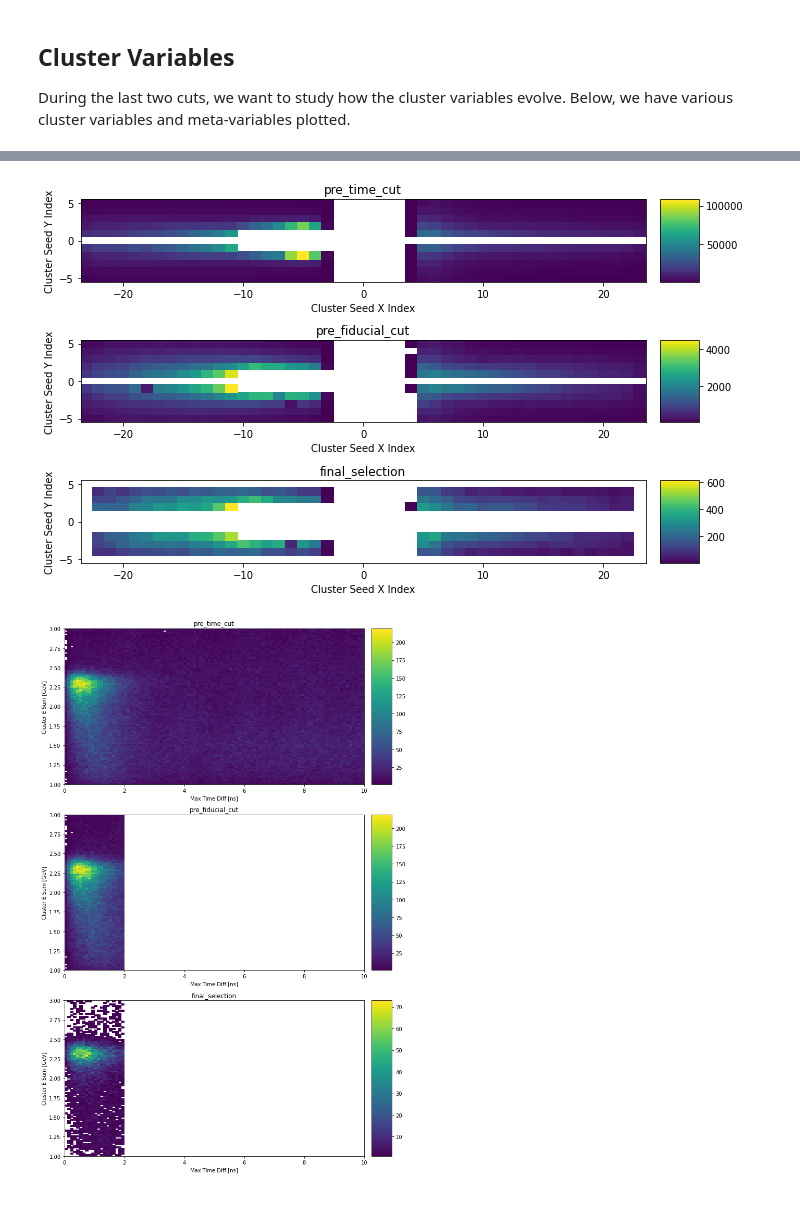
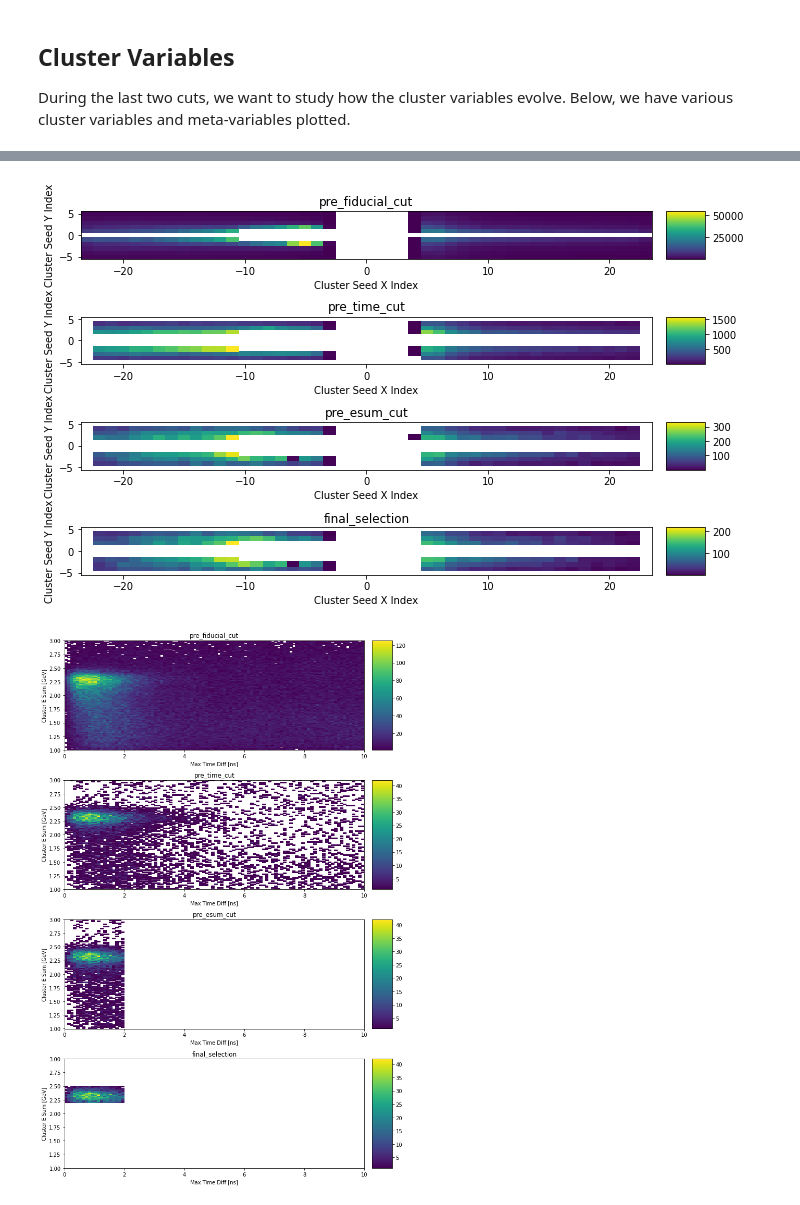
Before and after one commit to tomeichlersmith/hps, a Jupyter notebook: tpt-plotting.ipynb, the cells around one changed output, grey strips where cells are left out. Cells and saved outputs as stored; diff of their text form; code cells hidden in the pictures.

```diff
--- a/tpt-plotting.ipynb
+++ b/tpt-plotting.ipynb
@@ -96,18 +96,36 @@ class hpstrHistFile :
 
     def plot_2d(self,hist_name, xlabel, ylabel, *,
                 selections = None, size = None, title = None) :
-        sels = self.__deduce_selections(selections)
-        fig, axl = plt.subplots(nrows=len(sels))
-        if size is not None :
-            fig.set_size_inches(*size)
-        if not hist_name.endswith('_hh') :
-            hist_name += '_hh'
-        for name, ax in zip(sels,axl) :
-            self.get(hist_name,selection=name).to_hist().plot(ax=ax, cmin=1)
+        if isinstance(hist_name,dict) :
+            fig, axl = plt.subplots(nrows=len(hist_name))
+            for ax, (name, hist) in zip(axl,hist_name.items()) :
+                if not hist.endswith('_hh') :
+                    hist += '_hh'
+                self.get(hist).to_hist().plot(ax=ax, cmin=1)
+                ax.set_xlabel(xlabel)
+                ax.set_ylabel(ylabel)
+                ax.set_title(name)
+            fig.tight_layout()
+        elif selections is not None :
+            sels = self.__deduce_selections(selections)
+            fig, axl = plt.subplots(nrows=len(sels))
+            if size is not None :
+                fig.set_size_inches(*size)
+            if not hist_name.endswith('_hh') :
+                hist_name += '_hh'
+            for name, ax in zip(sels,axl) :
+                self.get(hist_name,selection=name).to_hist().plot(ax=ax, cmin=1)
+                ax.set_xlabel(xlabel)
+                ax.set_ylabel(ylabel)
+                ax.set_title(name)
+            fig.tight_layout()
+        else :
+            fig, ax = plt.subplots()
+            if size is not None :
+                fig.set_size_inches(*size)
+            self.get(hist_name).to_hist().plot(ax=ax, cmin=1)
             ax.set_xlabel(xlabel)
             ax.set_ylabel(ylabel)
-            ax.set_title(name)
-        fig.tight_layout()
         if title is not None :
             plt.suptitle(title, y = 1.01)
         plt.show()
@@ -122,7 +140,7 @@ Histograms produced by using `hpstr` to analyze ntuples decoded from lcio files.
 - hist[plot]
 # %%
 f = hpstrHistFile('2016-subsample/hist_2016_subsample_run_007800_part_0000_0020.root','tpt',
-                  ['pre_time_cut','pre_fiducial_cut','final_selection'])
+                  ['pre_fiducial_cut','pre_time_cut','pre_esum_cut','final_selection'])
 # %% [markdown]
 ## Selection Cuts
 We are trying to develop a series of cuts that allows us to select Three Prong Trident (TPT) events.
@@ -195,6 +221,7 @@ f.plot_1d('positron_cluster_E', 'e+ Cluster [GeV]')
 # %%
-f.plot_2d('cluster_seed_pos','Cluster Seed X Index', 'Cluster Seed Y Index',size=(10,6))
-f.plot_2d('max_time_diff_vs_E_sum','Max Time Diff [ns]', 'Cluster E Sum [GeV]', size=(10,15))
+f.plot_2d('cluster_seed_pos','Cluster Seed X Index', 'Cluster Seed Y Index',selections=True,size=(10,6))
+f.plot_2d('max_time_diff_vs_E_sum','Max Time Diff [ns]', 'Cluster E Sum [GeV]',selections=True,size=(10,15))
+f.plot_2d('time_diff','pos - ele0 Time Diff [ns]', 'ele1 - ele0 Time Diff [ns]',selections=True,size=(6,20))
 # %% [output]
-[figure, old version]
+[figure, new version]
-[figure, old version]
+[figure, new version]
```
Also changed, not shown: parts of 9 cells of this notebook, 1 other file.
